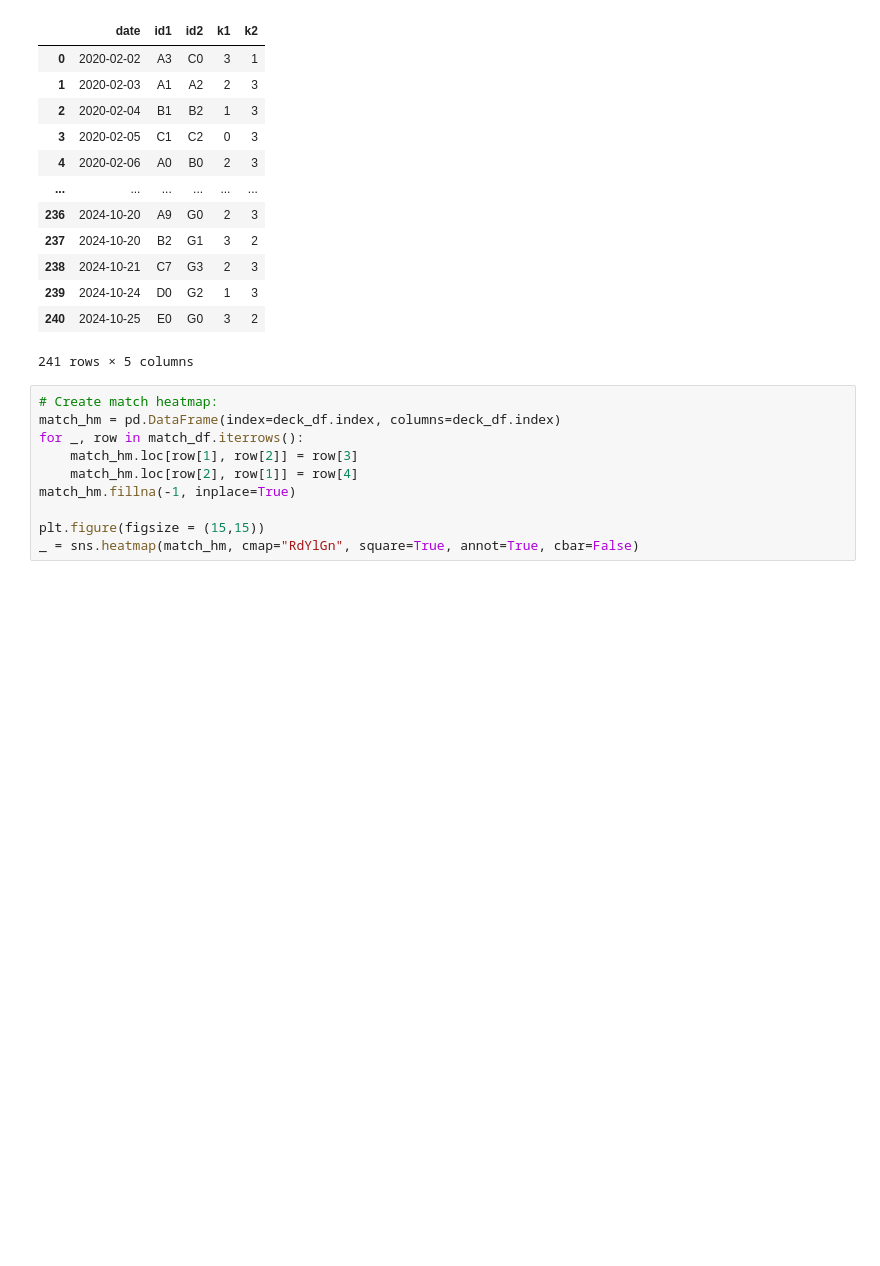
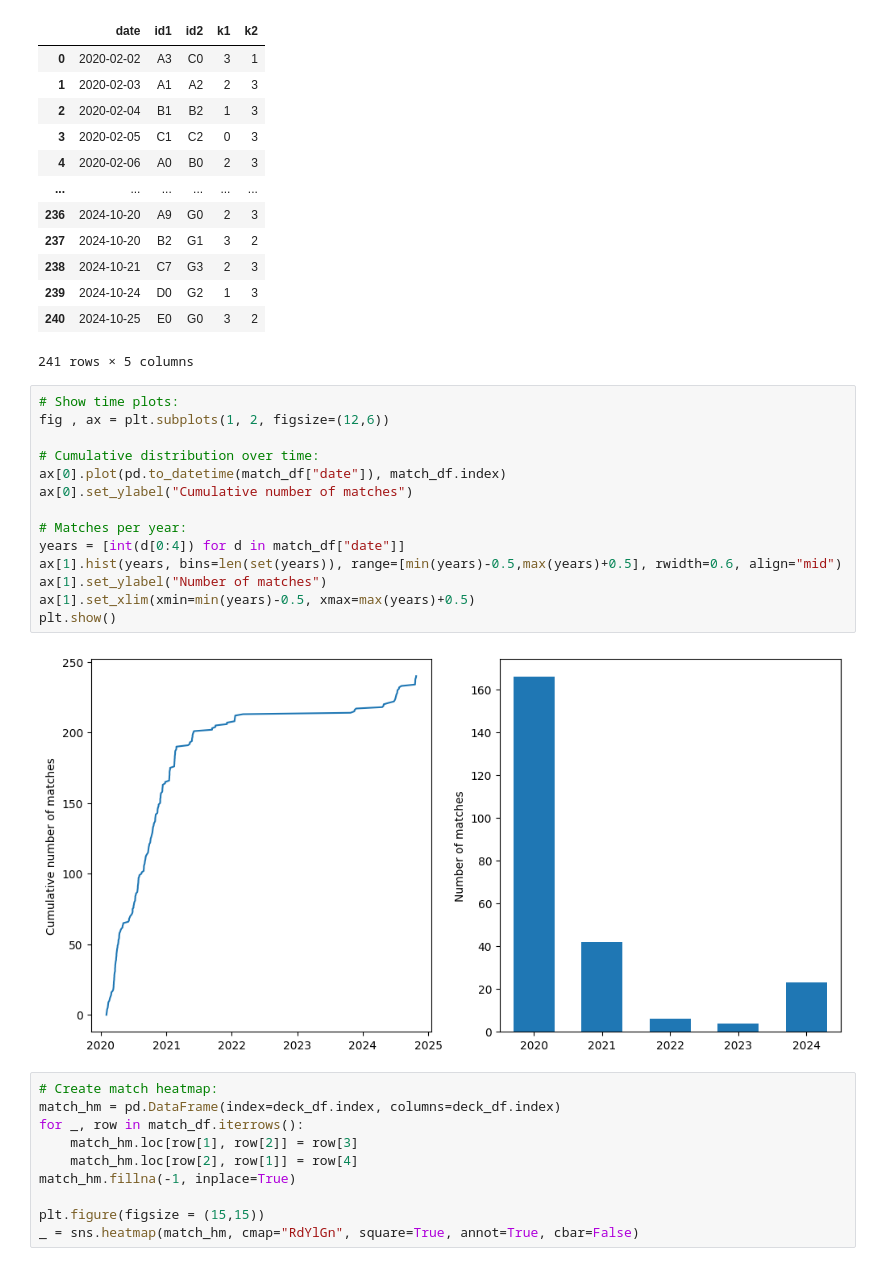
Before and after one commit to BenjaSanchez/keyforge, a Jupyter notebook: keyforge.ipynb, the cells around one changed output. Saved outputs shown, nothing was run; the diff lists cells and outputs as text; blank space fills up the shorter version.

Commit message:
feat: match date plots

```diff
--- a/keyforge.ipynb
+++ b/keyforge.ipynb
@@ -81,6 +81,22 @@ match_df
 | 239 | 2024-10-24 | D0 | G2 | 1 | 3 |
 | 240 | 2024-10-25 | E0 | G0 | 3 | 2 |
 241 rows × 5 columns
+# %%
+# Show time plots:
+fig , ax = plt.subplots(1, 2, figsize=(12,6))
+
+# Cumulative distribution over time:
+ax[0].plot(pd.to_datetime(match_df["date"]), match_df.index)
+ax[0].set_ylabel("Cumulative number of matches")
+
+# Matches per year:
+years = [int(d[0:4]) for d in match_df["date"]]
+ax[1].hist(years, bins=len(set(years)), range=[min(years)-0.5,max(years)+0.5], rwidth=0.6, align="mid")
+ax[1].set_ylabel("Number of matches")
+ax[1].set_xlim(xmin=min(years)-0.5, xmax=max(years)+0.5)
+plt.show()
+# %% [output]
+[figure, added]
 # %%
 # Create match heatmap:
 match_hm = pd.DataFrame(index=deck_df.index, columns=deck_df.index)
```
